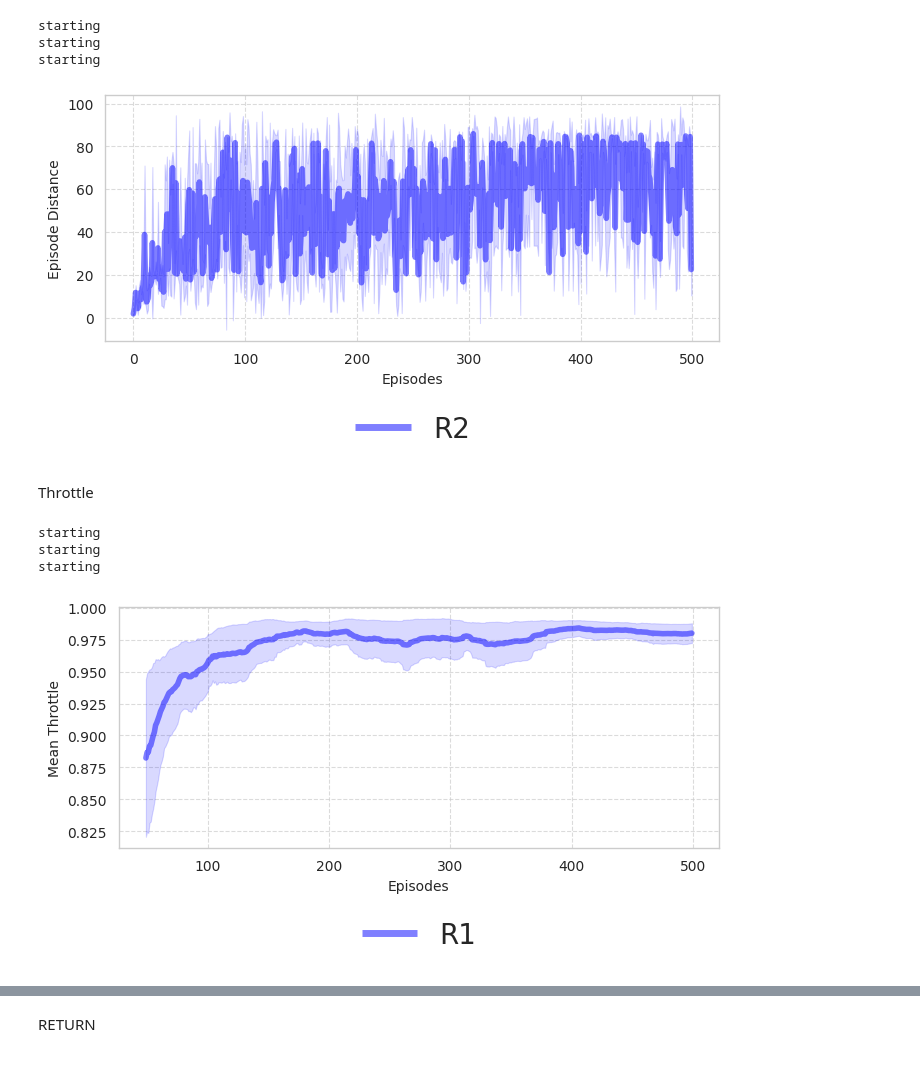
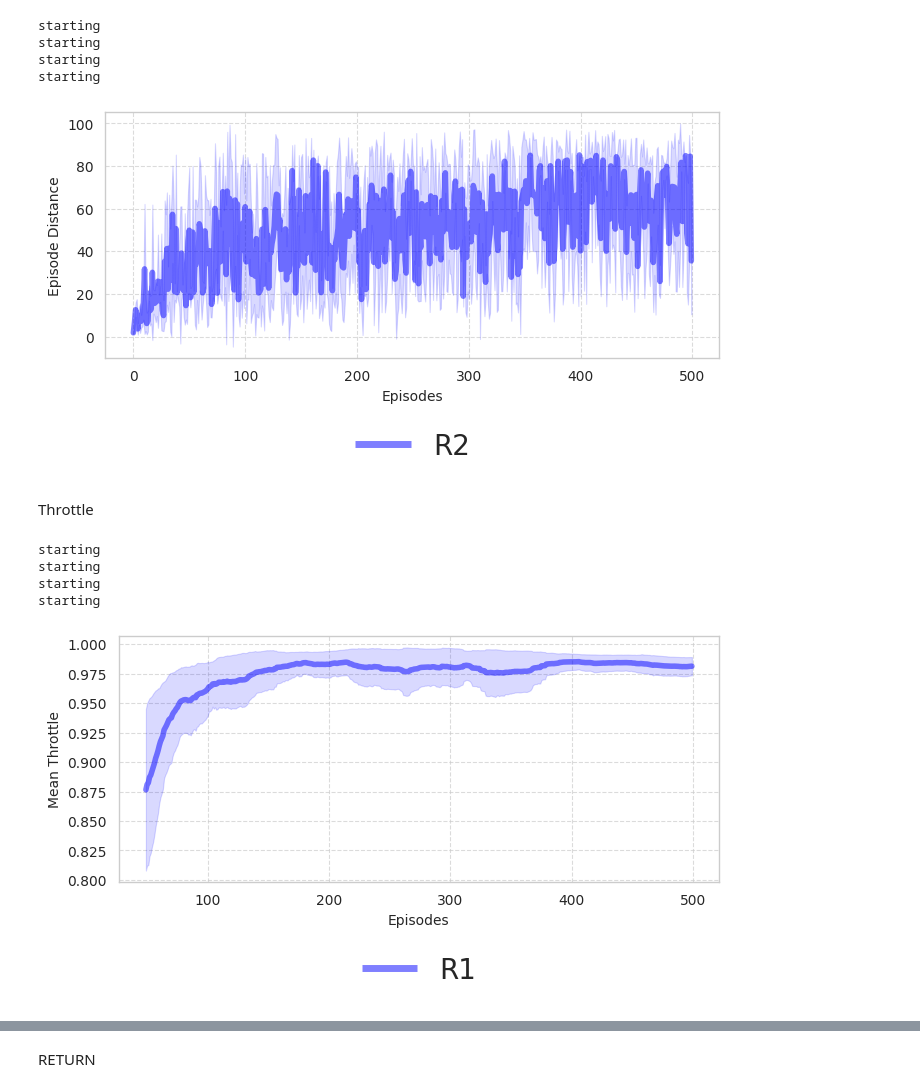
Before and after one commit to shilpa2301/QRSAC, a Jupyter notebook: debug_plots/debug_plots_RC1.ipynb, the cells around one changed output, grey strips where cells are left out. Cells and saved outputs as stored; diff of their text form; code cells hidden in the pictures.

```diff
--- a/debug_plots/debug_plots_RC1.ipynb
+++ b/debug_plots/debug_plots_RC1.ipynb
@@ -114,35 +114,36 @@ def generate_plot(means, stds, save_path=""):
         line.set_solid_capstyle('butt')
     # plt.ylim([80, 90])
     plt.yticks(fontsize=10)
     plt.xticks(fontsize=10)
     plt.xlabel("Episodes", fontsize=10)
     plt.ylabel("Episode Distance", fontsize=10)
     plt.grid(True, linestyle='--', alpha=0.7)
     plt.tight_layout()
     plt.savefig(f"{save_path}.png", dpi=200)
     plt.show()
 
 returns_1 = []
-for idx in range(1,4):
+for idx in range(1,5):
     reward_type = "rew3"
     # env_type = "track"
     env_type = "road"
     log_num = str(idx)
     log_file_path = f"/home/smukh039/work/QRSAC/debug_logs_to_plot/generated_road/debug_{env_type}_{reward_type}_{log_num}.log"
     # log_file_path = f"/home/smukh039/work/QRSAC/debug_logs_to_plot/generated_track/debug_{env_type}_{reward_type}_{log_num}.log"
     returns_1.append(get_returns(reward_type, log_num, env_type, log_file_path)) #[:100])
 returns_r1_mean = np.mean(returns_1, axis=0)
 returns_r1_std = np.std(returns_1, axis=0)
 
 WIN_SIZE=1
 means_r1, stds_r1 = smoothen(returns_r1_mean, WIN_SIZE), smoothen(returns_r1_std, WIN_SIZE)
 means, stds = (means_r1), (stds_r1)
 generate_plot(means, stds, "result_plot")
 # %% [output]
 starting
 starting
 starting
+starting
-[figure, old version]
+[figure, new version]
 # %% [markdown]
 Throttle
 # %%
@@ -239,7 +240,7 @@ def generate_plot(means, stds, save_path=""):
     plt.show()
 
 returns_1 = []
-for idx in range(1,4):
+for idx in range(1,5):
     reward_type = "rew3"
     # env_type = "track"
     env_type = "road"
@@ -258,7 +259,8 @@ generate_plot(means, stds, "result_plot")
 starting
 starting
 starting
+starting
-[figure, old version]
+[figure, new version]
 # %%
 import re
 import pandas as pd
```
Also changed, not shown: parts of 6 cells of this notebook, 19 other files.
